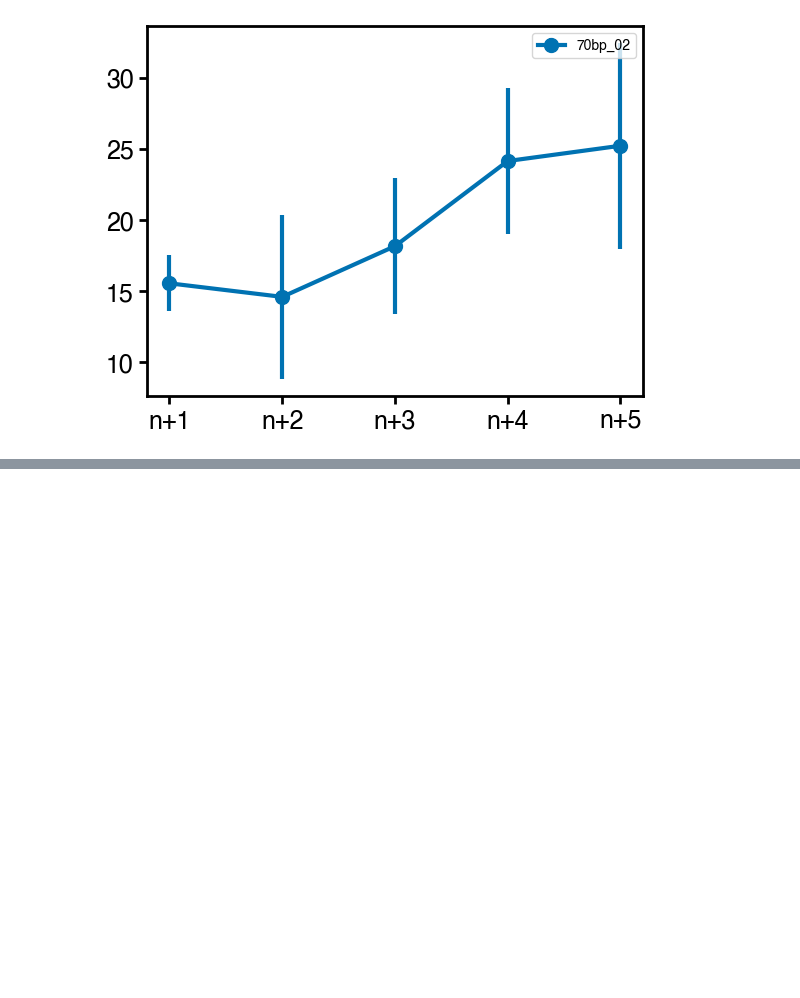
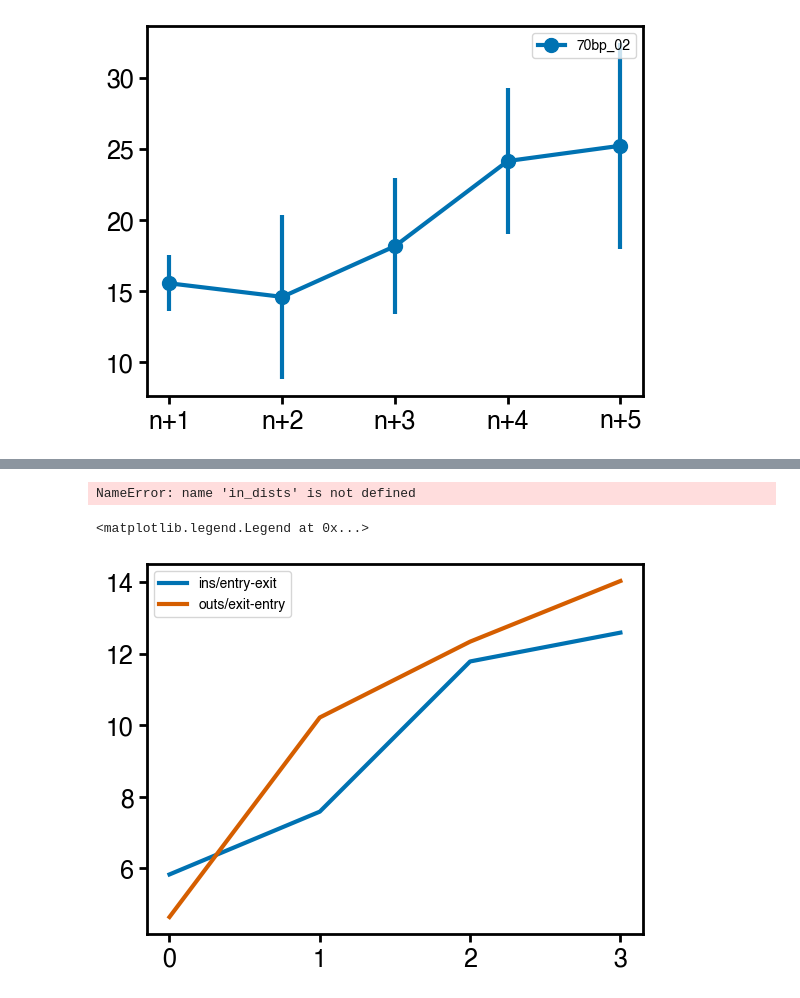
Before and after one commit to arianabrenner/clerkin_thesis_analysis, a Jupyter notebook: schlick_structs_to_microc.ipynb, the cells around one changed output, grey strips where cells are left out. Cells and saved outputs as stored; diff of their text form; code cells hidden in the pictures; blank space fills up the shorter version.

```diff
--- a/schlick_structs_to_microc.ipynb
+++ b/schlick_structs_to_microc.ipynb
@@ -710,0 +866,5 @@ plt.show()
+# %%
+in_positions = np.array(positions_df[positions_df.first_bead > 0][['x','y','z']])
+out_positions = np.array(positions_df[positions_df.last_bead > 0][['x','y','z']])
+in_dists = cdist(in_positions, out_positions)
+out_dists = cdist(out_positions, in_positions)
@@ -710,0 +1027,13 @@ plt.show()
+# %%
+np.sum(np.diagonal(in_dists, offset=1) != np.diagonal(out_dists, offset=-1))
+# %% [output]
+NameError: name 'in_dists' is not defined
+# %%
+ins = np.array([np.mean(np.diagonal(in_dists, offset=1)), np.mean(np.diagonal(in_dists, offset=2)), np.mean(np.diagonal(in_dists, offset=3)), np.mean(np.diagonal(in_dists, offset=4))])
+outs = np.array([np.mean(np.diagonal(out_dists, offset=1)), np.mean(np.diagonal(out_dists, offset=2)), np.mean(np.diagonal(out_dists, offset=3)), np.mean(np.diagonal(out_dists, offset=4))])
+plt.plot(ins, label = "ins/entry-exit")
+plt.plot(outs, label = 'outs/exit-entry')
+plt.legend()
+# %% [output]
+<matplotlib.legend.Legend at 0x...>
+[figure, added]
```
Also changed, not shown: parts of 24 cells of this notebook.
